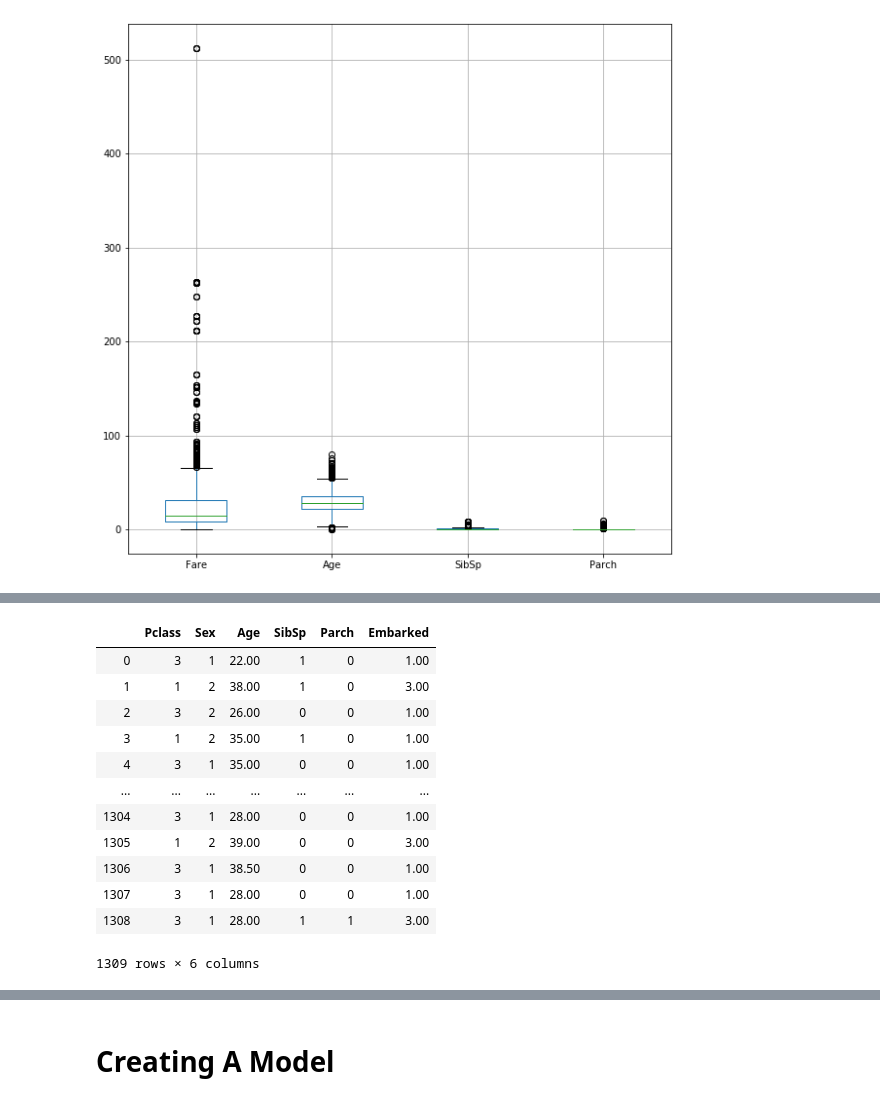
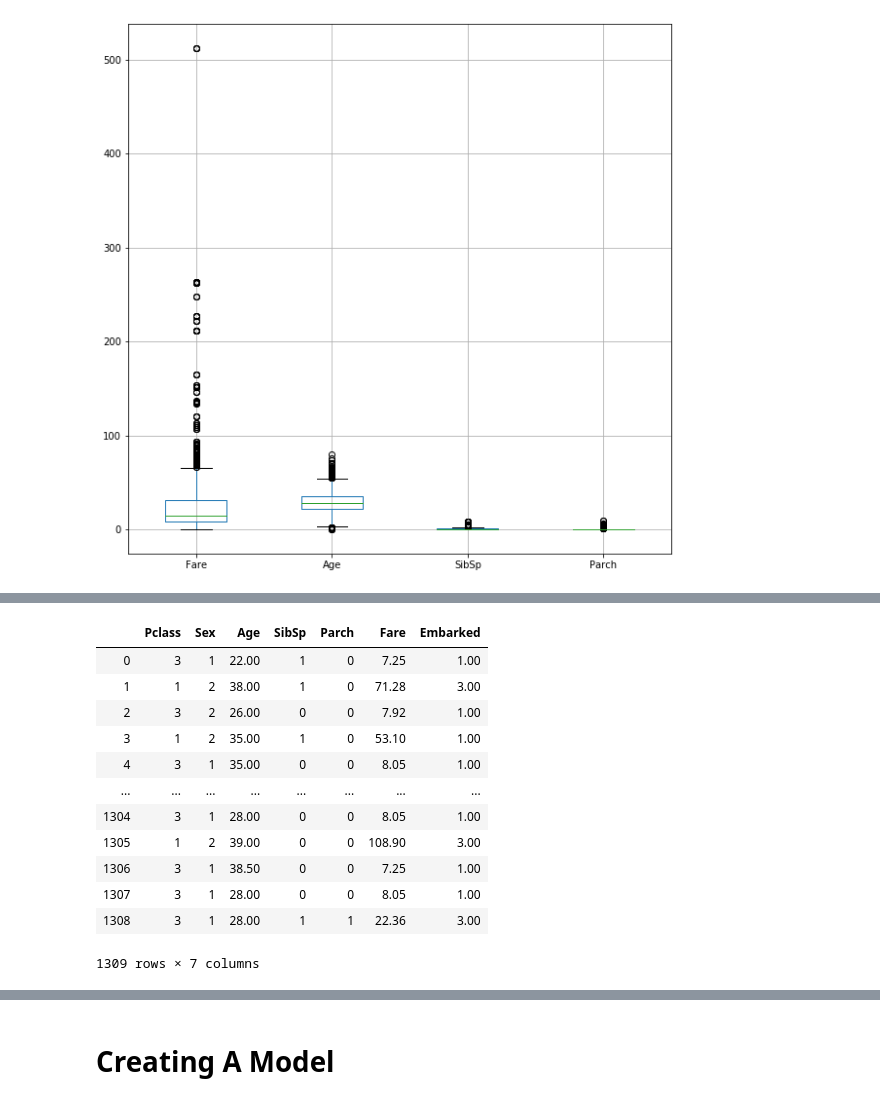
Before and after one commit to CharlieNData/titanic, a Jupyter notebook: titanic.ipynb, the cells around one changed output, grey strips where cells are left out. Saved outputs shown, nothing was run; the diff lists cells and outputs as text; code cells hidden in the pictures.

```diff
--- a/titanic.ipynb
+++ b/titanic.ipynb
@@ -84,3 +73,0 @@ titanic_full_cln[titanic_full_cln['Fare'] > 500]
-# %%
-# drop Fare column from dataset
-titanic_full_cln = titanic_full_cln.drop(["Fare"], axis=1)
@@ -103,19 +74,20 @@ titanic_full_cln
 # %%
 m_f_mapping = {'male': 1, 'female': 2}
 embarked_mapping = {'S': 1, 'Q': 2, 'C': 3}
 
-titanic_full_cln.replace({'Sex': m_f_mapping, 'Embarked': embarked_mapping})
+titanic_full_cln = titanic_full_cln.replace({'Sex': m_f_mapping, 'Embarked': embarked_mapping})
+titanic_full_cln
 # %% [output]
-|  | Pclass | Sex | Age | SibSp | Parch | Embarked |
-| 0 | 3 | 1 | 22.00 | 1 | 0 | 1.00 |
-| 1 | 1 | 2 | 38.00 | 1 | 0 | 3.00 |
-| 2 | 3 | 2 | 26.00 | 0 | 0 | 1.00 |
-| 3 | 1 | 2 | 35.00 | 1 | 0 | 1.00 |
-| 4 | 3 | 1 | 35.00 | 0 | 0 | 1.00 |
-| ... | ... | ... | ... | ... | ... | ... |
-| 1304 | 3 | 1 | 28.00 | 0 | 0 | 1.00 |
-| 1305 | 1 | 2 | 39.00 | 0 | 0 | 3.00 |
-| 1306 | 3 | 1 | 38.50 | 0 | 0 | 1.00 |
-| 1307 | 3 | 1 | 28.00 | 0 | 0 | 1.00 |
-| 1308 | 3 | 1 | 28.00 | 1 | 1 | 3.00 |
+|  | Pclass | Sex | Age | SibSp | Parch | Fare | Embarked |
+| 0 | 3 | 1 | 22.00 | 1 | 0 | 7.25 | 1.00 |
+| 1 | 1 | 2 | 38.00 | 1 | 0 | 71.28 | 3.00 |
+| 2 | 3 | 2 | 26.00 | 0 | 0 | 7.92 | 1.00 |
+| 3 | 1 | 2 | 35.00 | 1 | 0 | 53.10 | 1.00 |
+| 4 | 3 | 1 | 35.00 | 0 | 0 | 8.05 | 1.00 |
+| ... | ... | ... | ... | ... | ... | ... | ... |
+| 1304 | 3 | 1 | 28.00 | 0 | 0 | 8.05 | 1.00 |
+| 1305 | 1 | 2 | 39.00 | 0 | 0 | 108.90 | 3.00 |
+| 1306 | 3 | 1 | 38.50 | 0 | 0 | 7.25 | 1.00 |
+| 1307 | 3 | 1 | 28.00 | 0 | 0 | 8.05 | 1.00 |
+| 1308 | 3 | 1 | 28.00 | 1 | 1 | 22.36 | 3.00 |
-1309 rows × 6 columns
+1309 rows × 7 columns
```
Also changed, not shown: parts of 10 cells of this notebook.
